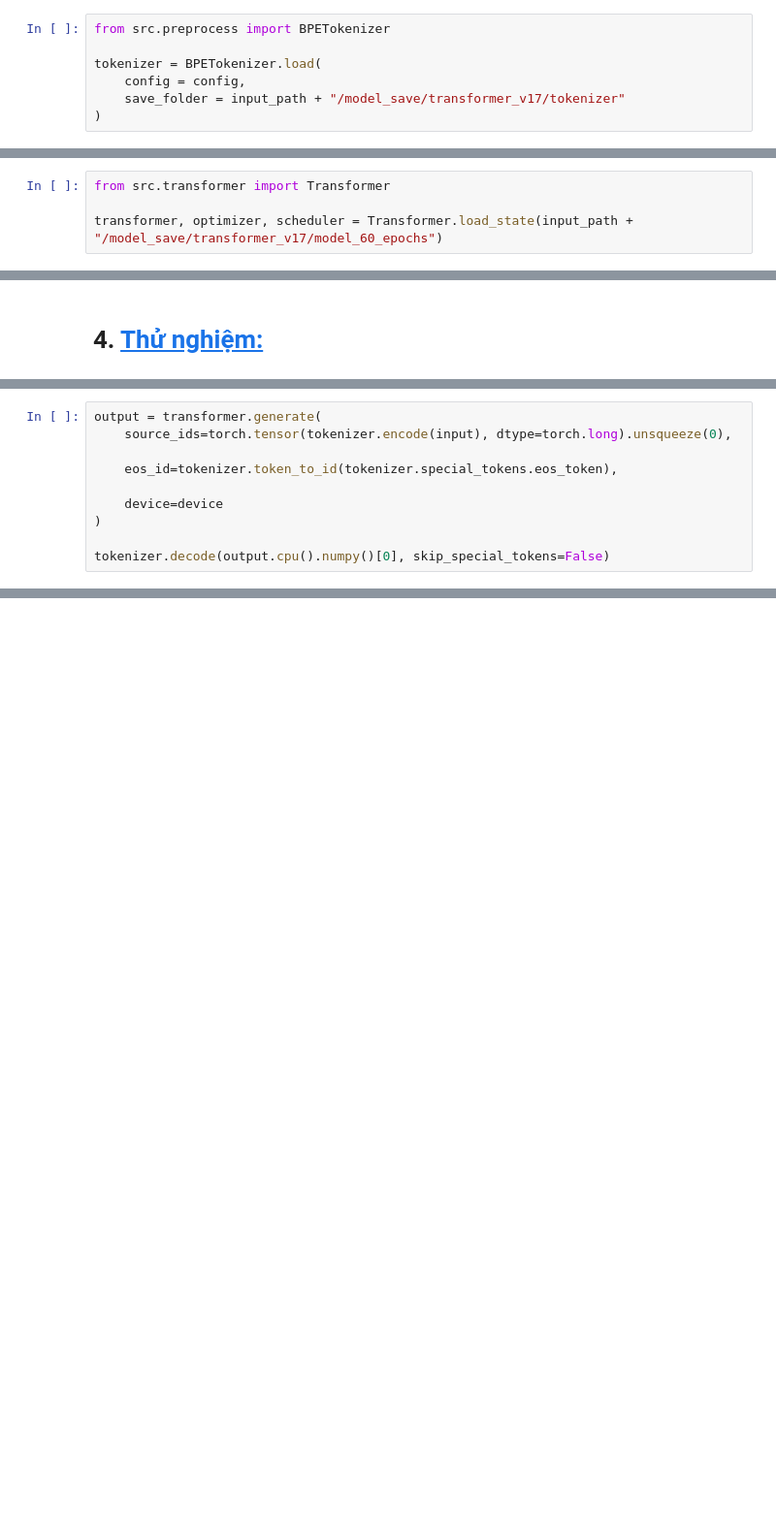
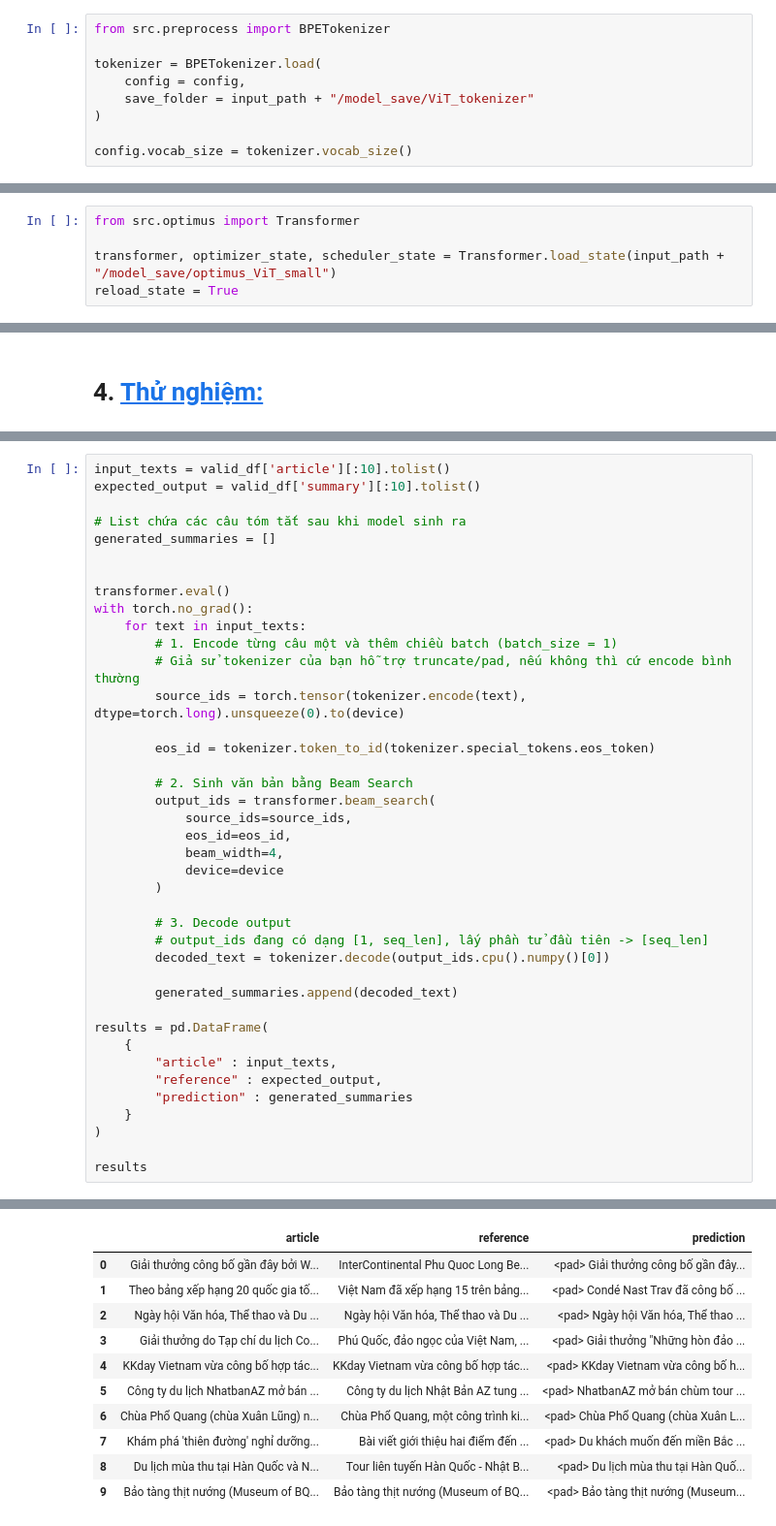
Before and after one commit to Nostagi/NLP-Abstractive-Summary, a Jupyter notebook: notebooks/Test_Transformer.ipynb, the cells around one changed output, grey strips where cells are left out. Shown at 97% size. Cells and saved outputs as stored; diff of their text form; blank space fills up the shorter version.

```diff
--- a/notebooks/Test_Transformer.ipynb
+++ b/notebooks/Test_Transformer.ipynb
@@ -129,6 +134,8 @@ from src.preprocess import BPETokenizer
 
 tokenizer = BPETokenizer.load(
     config = config,
-    save_folder = input_path + "/model_save/transformer_v17/tokenizer"
+    save_folder = input_path + "/model_save/ViT_tokenizer"
 )
+
+config.vocab_size = tokenizer.vocab_size()
 # %% [output]
@@ -183,4 +205,5 @@ transformer:Transformer = Transformer(
 # %%
-from src.transformer import Transformer
+from src.optimus import Transformer
 
-transformer, optimizer, scheduler = Transformer.load_state(input_path + "/model_save/transformer_v17/model_60_epochs")
+transformer, optimizer_state, scheduler_state = Transformer.load_state(input_path + "/model_save/optimus_ViT_small")
+reload_state = True
@@ -281,11 +318,41 @@ expected_output = df['summary'].iloc[0]
 # %%
-output = transformer.generate(
-    source_ids=torch.tensor(tokenizer.encode(input), dtype=torch.long).unsqueeze(0),
+input_texts = valid_df['article'][:10].tolist()
+expected_output = valid_df['summary'][:10].tolist()
 
-    eos_id=tokenizer.token_to_id(tokenizer.special_tokens.eos_token),
+# List chứa các câu tóm tắt sau khi model sinh ra
+generated_summaries = []
 
-    device=device
+
+transformer.eval()
+with torch.no_grad():
+    for text in input_texts:
+        # 1. Encode từng câu một và thêm chiều batch (batch_size = 1)
+        # Giả sử tokenizer của bạn hỗ trợ truncate/pad, nếu không thì cứ encode bình thường
+        source_ids = torch.tensor(tokenizer.encode(text), dtype=torch.long).unsqueeze(0).to(device)
+
+        eos_id = tokenizer.token_to_id(tokenizer.special_tokens.eos_token)
+
+        # 2. Sinh văn bản bằng Beam Search
+        output_ids = transformer.beam_search(
+            source_ids=source_ids,
+            eos_id=eos_id,
+            beam_width=4,
+            device=device
+        )
+
+        # 3. Decode output
+        # output_ids đang có dạng [1, seq_len], lấy phần tử đầu tiên -> [seq_len]
+        decoded_text = tokenizer.decode(output_ids.cpu().numpy()[0])
+
+        generated_summaries.append(decoded_text)
+
+results = pd.DataFrame(
+    {
+        "article" : input_texts,
+        "reference" : expected_output,
+        "prediction" : generated_summaries
+    }
 )
 
-tokenizer.decode(output.cpu().numpy()[0], skip_special_tokens=False)
+results
 # %% [output]
@@ -292,0 +359,11 @@ tokenizer.decode(output.cpu().numpy()[0], skip_special_tokens=False)
+|  | article | reference | prediction |
+| 0 | Giải thưởng công bố gần đây bởi W... | InterContinental Phu Quoc Long Be... | <pad> Giải thưởng công bố gần đây... |
+| 1 | Theo bảng xếp hạng 20 quốc gia tố... | Việt Nam đã xếp hạng 15 trên bảng... | <pad> Condé Nast Trav đã công bố ... |
+| 2 | Ngày hội Văn hóa, Thể thao và Du ... | Ngày hội Văn hóa, Thể thao và Du ... | <pad> Ngày hội Văn hóa, Thể thao ... |
+| 3 | Giải thưởng do Tạp chí du lịch Co... | Phú Quốc, đảo ngọc của Việt Nam, ... | <pad> Giải thưởng "Những hòn đảo ... |
+| 4 | KKday Vietnam vừa công bố hợp tác... | KKday Vietnam vừa công bố hợp tác... | <pad> KKday Vietnam vừa công bố h... |
+| 5 | Công ty du lịch NhatbanAZ mở bán ... | Công ty du lịch Nhật Bản AZ tung ... | <pad> NhatbanAZ mở bán chùm tour ... |
+| 6 | Chùa Phổ Quang (chùa Xuân Lũng) n... | Chùa Phổ Quang, một công trình ki... | <pad> Chùa Phổ Quang (chùa Xuân L... |
+| 7 | Khám phá 'thiên đường' nghỉ dưỡng... | Bài viết giới thiệu hai điểm đến ... | <pad> Du khách muốn đến miền Bắc ... |
+| 8 | Du lịch mùa thu tại Hàn Quốc và N... | Tour liên tuyến Hàn Quốc - Nhật B... | <pad> Du lịch mùa thu tại Hàn Quố... |
+| 9 | Bảo tàng thịt nướng (Museum of BQ... | Bảo tàng thịt nướng (Museum of BQ... | <pad> Bảo tàng thịt nướng (Museum... |
```
Also changed, not shown: parts of 17 cells of this notebook, 8 other files.
